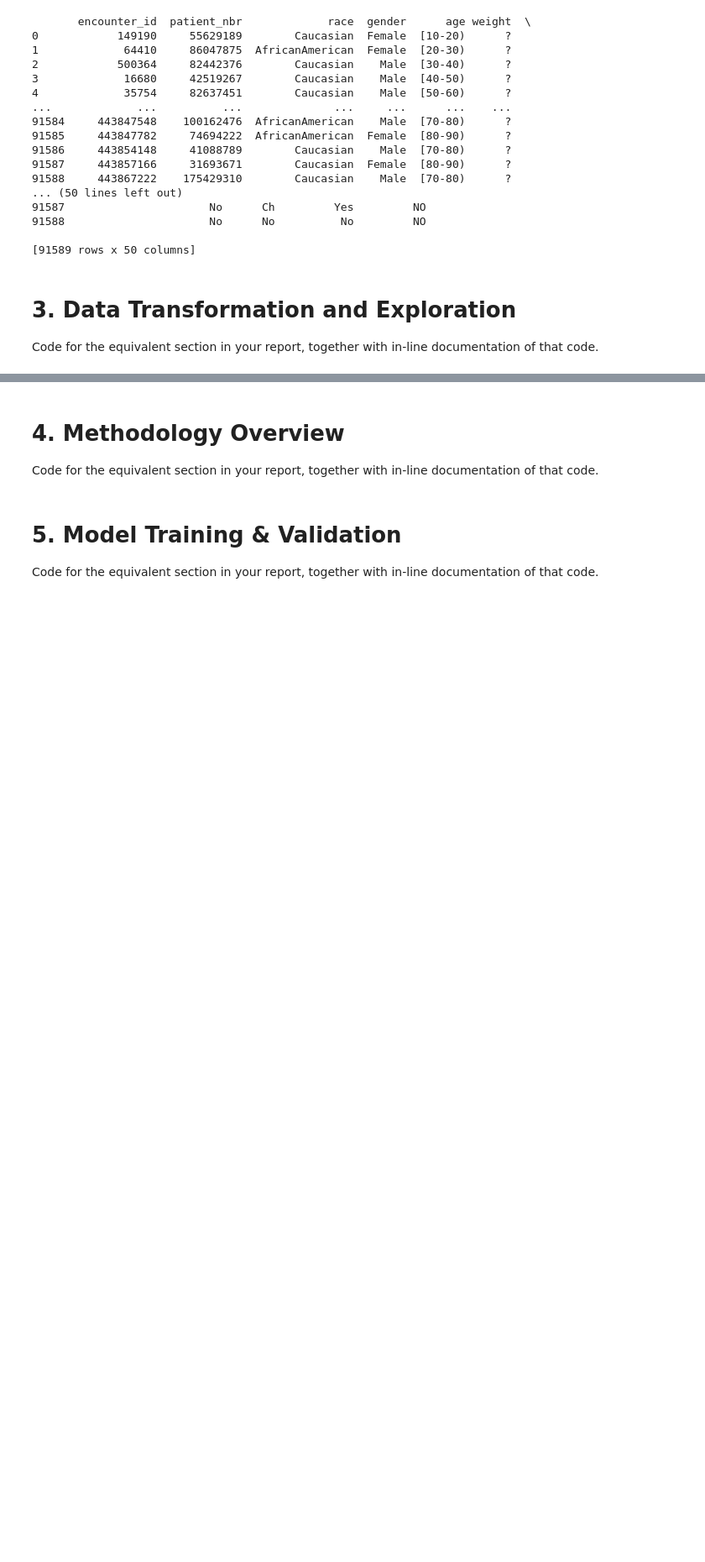
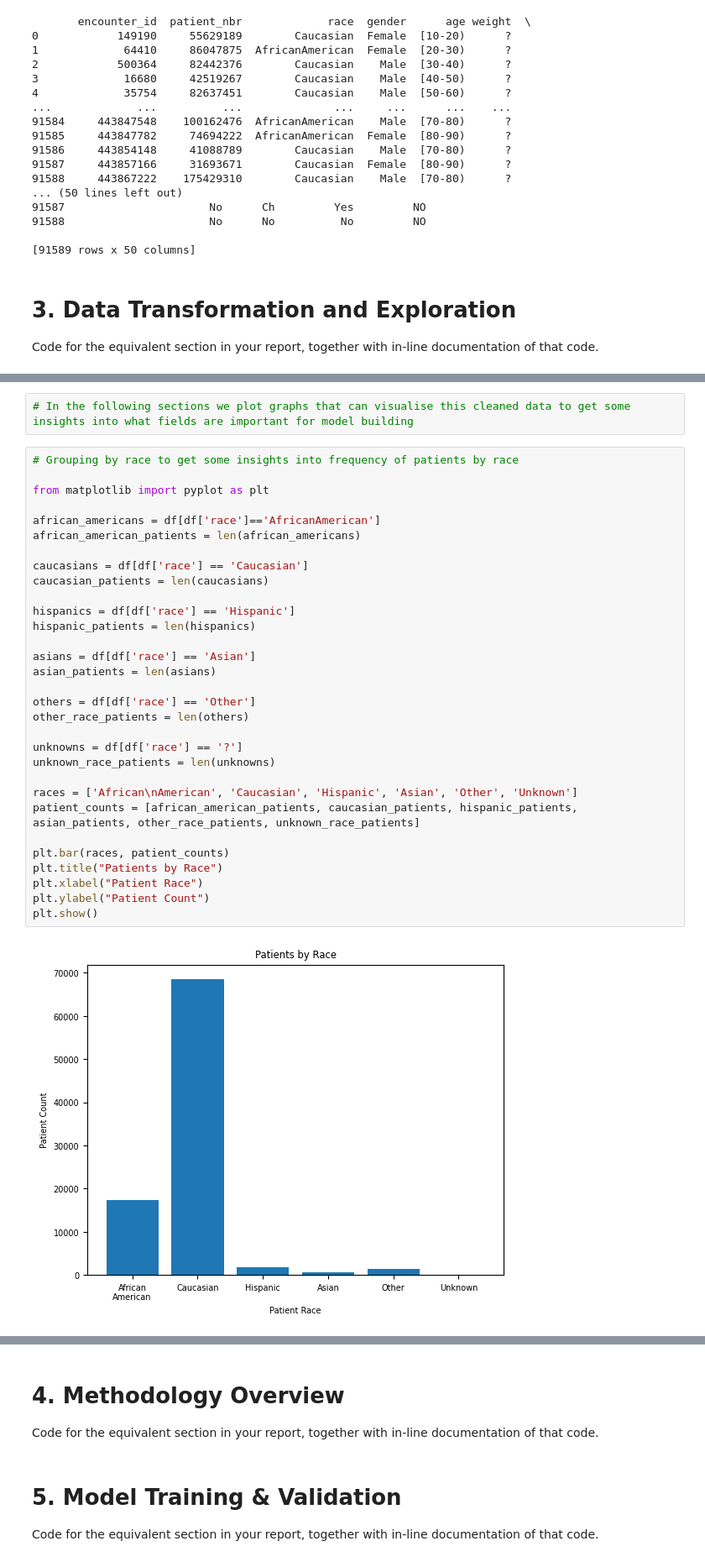
Before and after one commit to OminousSquash/BENG0095CW, a Jupyter notebook: notebook.ipynb, the cells around one changed output, grey strips where cells are left out. Shown at 84% size. Cells and saved outputs as stored; diff of their text form; blank space fills up the shorter version.

```diff
--- a/notebook.ipynb
+++ b/notebook.ipynb
@@ -435,0 +162,35 @@ plt.show()
+# %%
+# In the following sections we plot graphs that can visualise this cleaned data to get some insights into what fields are important for model building
+# %%
+# Grouping by race to get some insights into frequency of patients by race
+
+from matplotlib import pyplot as plt
+
+african_americans = df[df['race']=='AfricanAmerican']
+african_american_patients = len(african_americans)
+
+caucasians = df[df['race'] == 'Caucasian']
+caucasian_patients = len(caucasians)
+
+hispanics = df[df['race'] == 'Hispanic']
+hispanic_patients = len(hispanics)
+
+asians = df[df['race'] == 'Asian']
+asian_patients = len(asians)
+
+others = df[df['race'] == 'Other']
+other_race_patients = len(others)
+
+unknowns = df[df['race'] == '?']
+unknown_race_patients = len(unknowns)
+
+races = ['African\nAmerican', 'Caucasian', 'Hispanic', 'Asian', 'Other', 'Unknown']
+patient_counts = [african_american_patients, caucasian_patients, hispanic_patients, asian_patients, other_race_patients, unknown_race_patients]
+
+plt.bar(races, patient_counts)
+plt.title("Patients by Race")
+plt.xlabel("Patient Race")
+plt.ylabel("Patient Count")
+plt.show()
+# %% [output]
+[figure, added]
```
Also changed, not shown: parts of 21 cells of this notebook.
